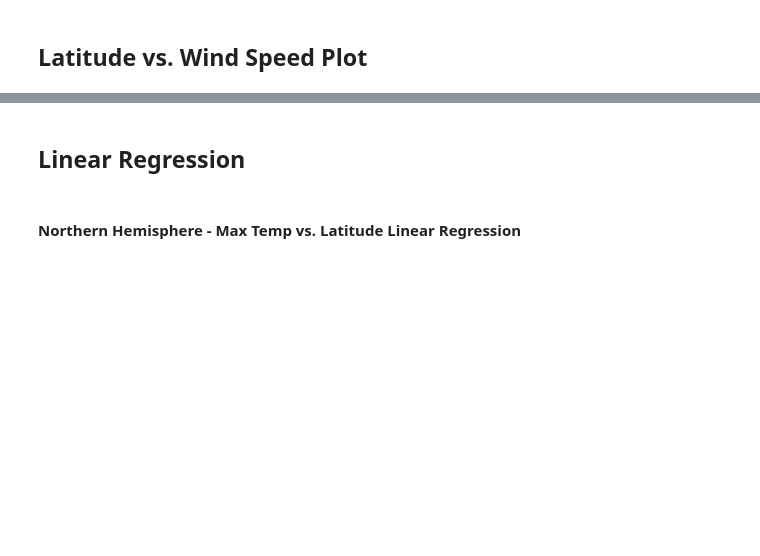
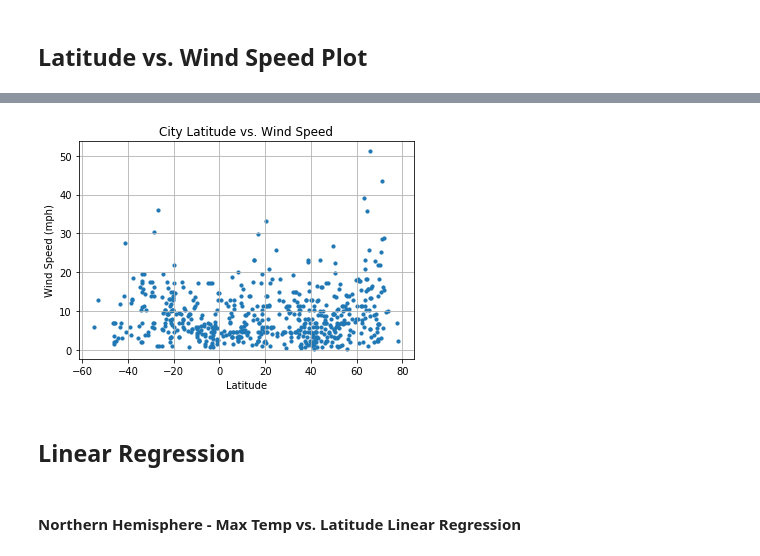
Before and after one commit to jakestan28/API_Challenge, a Jupyter notebook: starter_code/WeatherPy.ipynb, the cells around one changed output, grey strips where cells are left out. Drawn from its saved outputs; the diff is of its cells as text; code cells hidden in the pictures; blank space fills up the shorter version.

```diff
--- a/starter_code/WeatherPy.ipynb
+++ b/starter_code/WeatherPy.ipynb
@@ -170,3 +242,19 @@ Int64Index([], dtype='int64')
+# %%
+plt.scatter(weather_data["Lat"], weather_data["Wind Speed"], marker="o", s=10)
+
+# Incorporate the other graph properties
+plt.title("City Latitude vs. Wind Speed")
+plt.ylabel("Wind Speed (mph)")
+plt.xlabel("Latitude")
+plt.grid(True)
+
+# Save the figure
+plt.savefig("../Output_data/Wind_Speed_vs_Latitude.png")
+
+# Show plot
+plt.show()
+# %% [output]
+[figure, added]
 # %% [markdown]
 ## Linear Regression
 # %%
```
Also changed, not shown: parts of 31 cells of this notebook, 6 other files.
